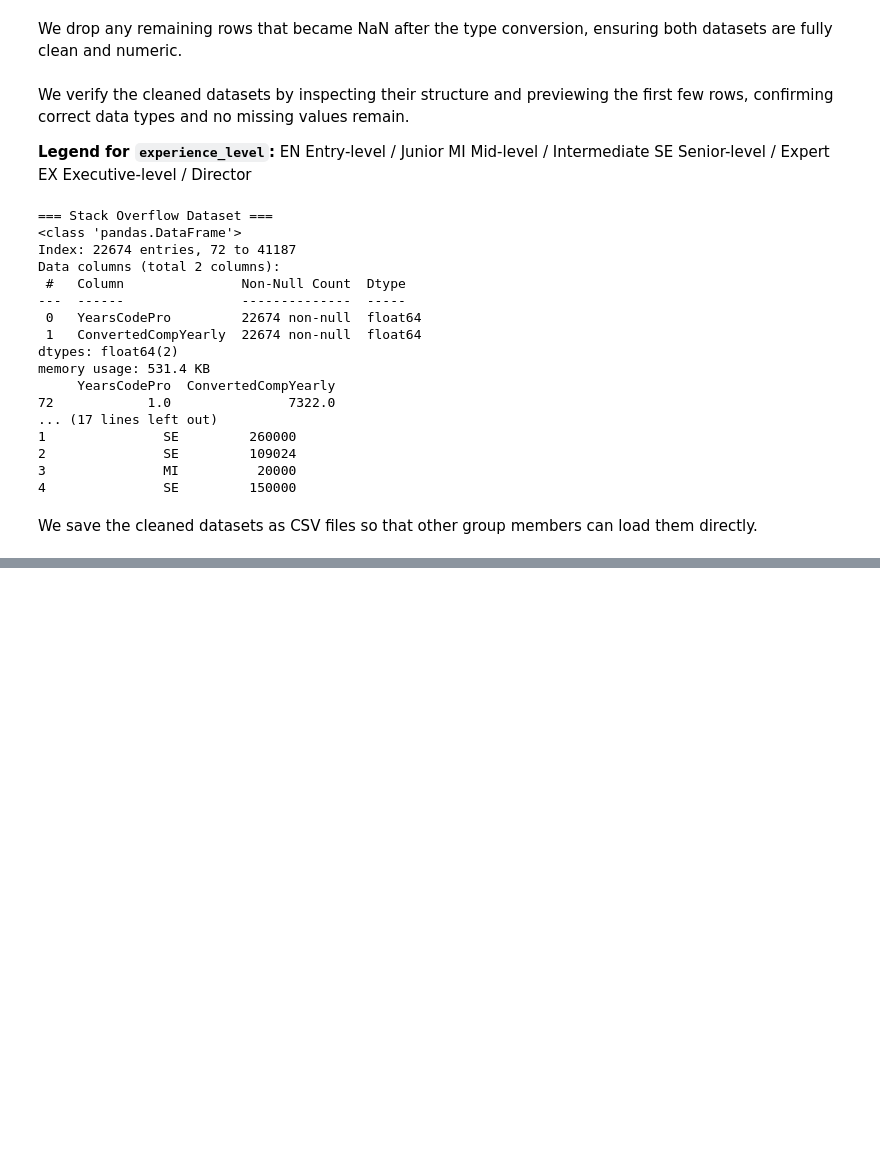
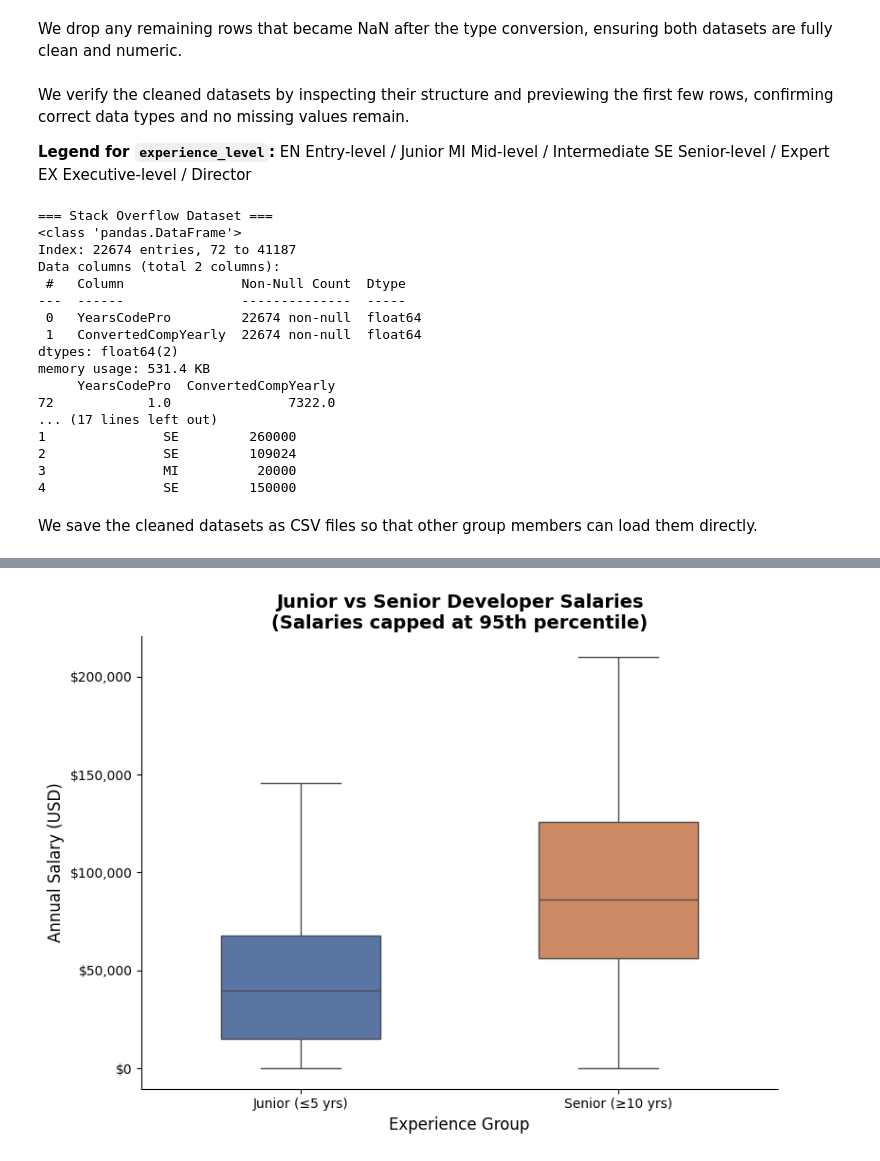
Before and after one commit to PriyankaPatel72/CMSC320-Final-Project2, a Jupyter notebook: cmsc320_final_project.ipynb, the cells around one changed output, grey strips where cells are left out. Cells and saved outputs as stored; diff of their text form; code cells hidden in the pictures; blank space fills up the shorter version.

```diff
--- a/cmsc320_final_project.ipynb
+++ b/cmsc320_final_project.ipynb
@@ -101,0 +118,15 @@ salary.to_csv("salary_clean.csv", index=False)
+# %%
+so = pd.read_csv("so_clean.csv")
+# %%
+# We use the cleaned Stack Overflow dataset and split it into two groups based on YearsCodePro.
+junior = so[so["YearsCodePro"] <= 5]["ConvertedCompYearly"]
+senior = so[so["YearsCodePro"] >= 10]["ConvertedCompYearly"]
+
+# We remove any missing values to ensure the test is valid.
+
+junior = junior.dropna()
+senior = senior.dropna()
+#We also check the sample sizes:
+
+print("Junior sample size:", len(junior))
+print("Senior sample size:", len(senior))
@@ -101,0 +162,36 @@ salary.to_csv("salary_clean.csv", index=False)
+# %%
+import seaborn as sns
+import matplotlib.pyplot as plt
+
+# Cap salaries at the 95th percentile to reduce the effect of extreme outliers
+salary_cap = so["ConvertedCompYearly"].quantile(0.95)
+
+junior_capped = junior[junior <= salary_cap]
+senior_capped = senior[senior <= salary_cap]
+
+plot_df = pd.DataFrame({
+    "Salary (USD)": pd.concat([junior_capped, senior_capped]),
+    "Experience Group": ["Junior (≤5 yrs)"] * len(junior_capped) + ["Senior (≥10 yrs)"] * len(senior_capped)
+})
+
+fig, ax = plt.subplots(figsize=(8, 6))
+sns.boxplot(
+    x="Experience Group",
+    y="Salary (USD)",
+    hue="Experience Group",
+    data=plot_df,
+    palette={"Junior (≤5 yrs)": "#4C72B0", "Senior (≥10 yrs)": "#DD8452"},
+    width=0.5,
+    legend=False,
+    showfliers=False,
+    ax=ax
+)
+ax.set_title("Junior vs Senior Developer Salaries\n(Salaries capped at 95th percentile)", fontsize=14, fontweight="bold")
+ax.set_xlabel("Experience Group", fontsize=12)
+ax.set_ylabel("Annual Salary (USD)", fontsize=12)
+ax.yaxis.set_major_formatter(plt.FuncFormatter(lambda x, _: f"${x:,.0f}"))
+sns.despine()
+plt.tight_layout()
+plt.show()
+# %% [output]
+[figure, added]
```
Also changed, not shown: parts of 15 cells of this notebook.
